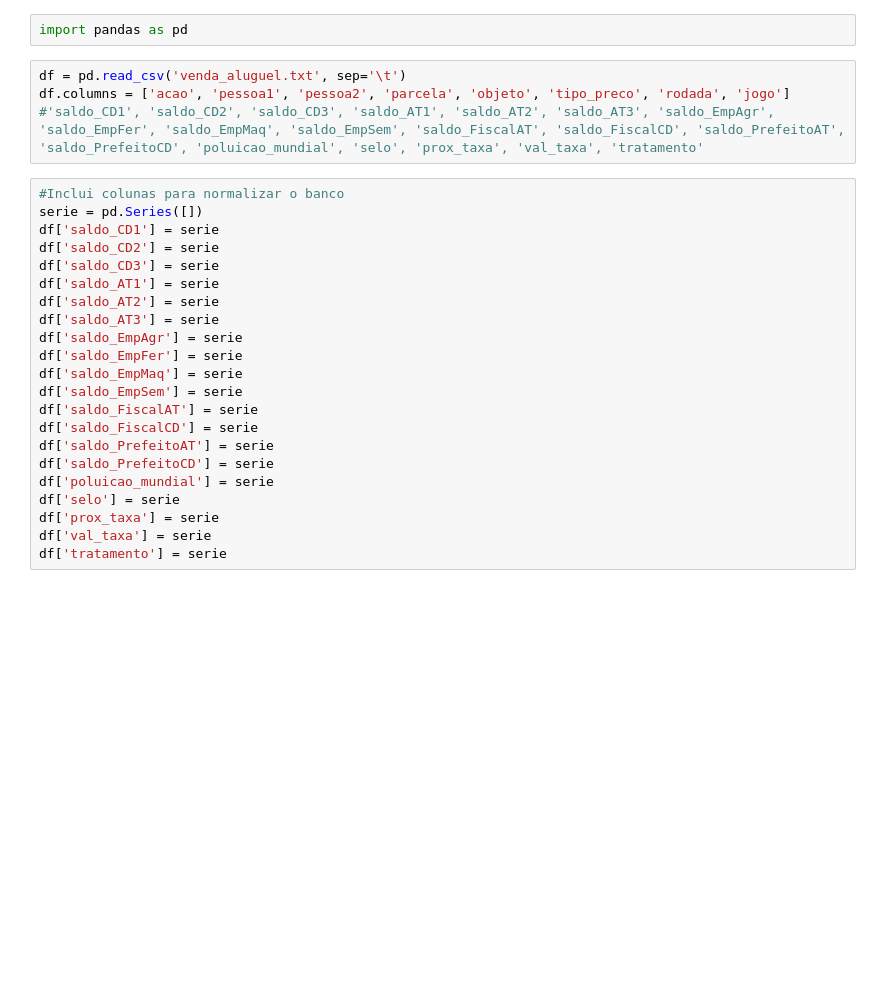
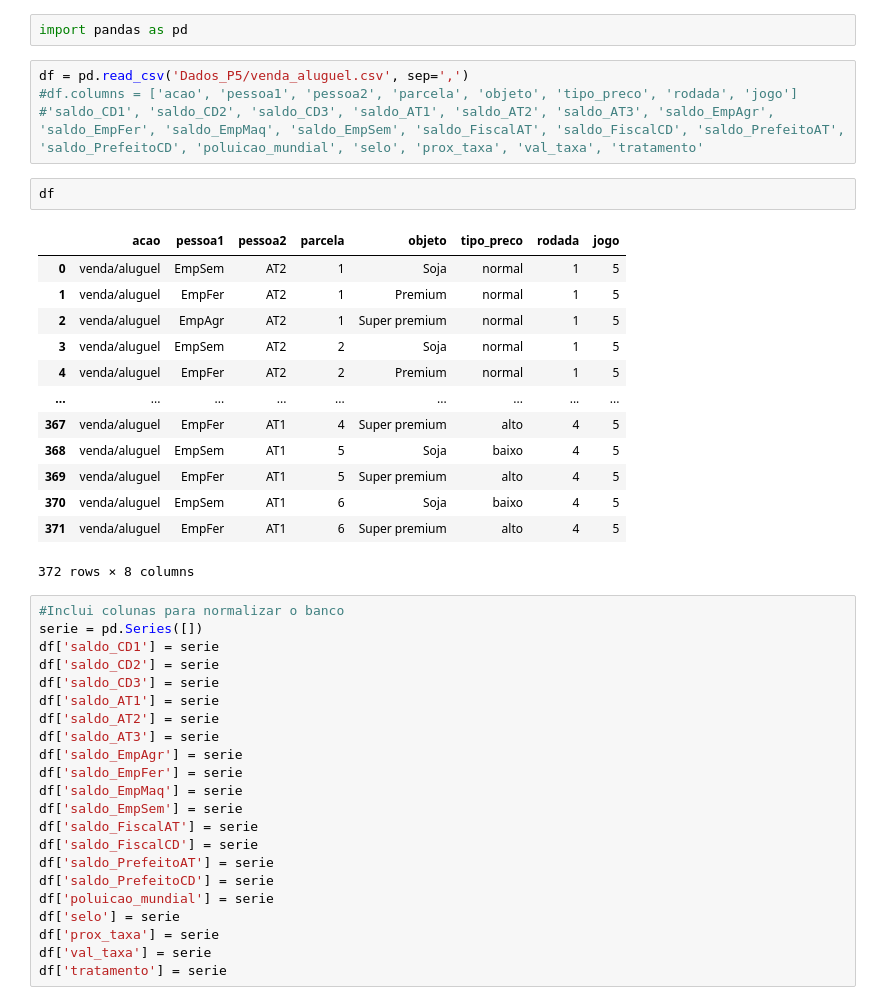
Before and after one commit to karinepestana/rpg-datasets-dissertacao, a Jupyter notebook: Datasets_Jogos.ipynb, the cells around one changed output. Saved outputs shown, nothing was run; the diff lists cells and outputs as text; blank space fills up the shorter version.

Commit message:
reorganizando dados

```diff
--- a/Datasets_Jogos.ipynb
+++ b/Datasets_Jogos.ipynb
@@ -1,9 +1,25 @@
 # %%
 import pandas as pd
 # %%
-df = pd.read_csv('venda_aluguel.txt', sep='\t')
-df.columns = ['acao', 'pessoa1', 'pessoa2', 'parcela', 'objeto', 'tipo_preco', 'rodada', 'jogo']
+df = pd.read_csv('Dados_P5/venda_aluguel.csv', sep=',')
+#df.columns = ['acao', 'pessoa1', 'pessoa2', 'parcela', 'objeto', 'tipo_preco', 'rodada', 'jogo']
 #'saldo_CD1', 'saldo_CD2', 'saldo_CD3', 'saldo_AT1', 'saldo_AT2', 'saldo_AT3', 'saldo_EmpAgr', 'saldo_EmpFer', 'saldo_EmpMaq', 'saldo_EmpSem', 'saldo_FiscalAT', 'saldo_FiscalCD', 'saldo_PrefeitoAT', 'saldo_PrefeitoCD', 'poluicao_mundial', 'selo', 'prox_taxa', 'val_taxa', 'tratamento'
+# %%
+df
+# %% [output]
+|  | acao | pessoa1 | pessoa2 | parcela | objeto | tipo_preco | rodada | jogo |
+| 0 | venda/aluguel | EmpSem | AT2 | 1 | Soja | normal | 1 | 5 |
+| 1 | venda/aluguel | EmpFer | AT2 | 1 | Premium | normal | 1 | 5 |
+| 2 | venda/aluguel | EmpAgr | AT2 | 1 | Super premium | normal | 1 | 5 |
+| 3 | venda/aluguel | EmpSem | AT2 | 2 | Soja | normal | 1 | 5 |
+| 4 | venda/aluguel | EmpFer | AT2 | 2 | Premium | normal | 1 | 5 |
+| ... | ... | ... | ... | ... | ... | ... | ... | ... |
+| 367 | venda/aluguel | EmpFer | AT1 | 4 | Super premium | alto | 4 | 5 |
+| 368 | venda/aluguel | EmpSem | AT1 | 5 | Soja | baixo | 4 | 5 |
+| 369 | venda/aluguel | EmpFer | AT1 | 5 | Super premium | alto | 4 | 5 |
+| 370 | venda/aluguel | EmpSem | AT1 | 6 | Soja | baixo | 4 | 5 |
+| 371 | venda/aluguel | EmpFer | AT1 | 6 | Super premium | alto | 4 | 5 |
+372 rows × 8 columns
 # %%
 #Inclui colunas para normalizar o banco
 serie = pd.Series([])
```
Also changed, not shown: 17 other files.
